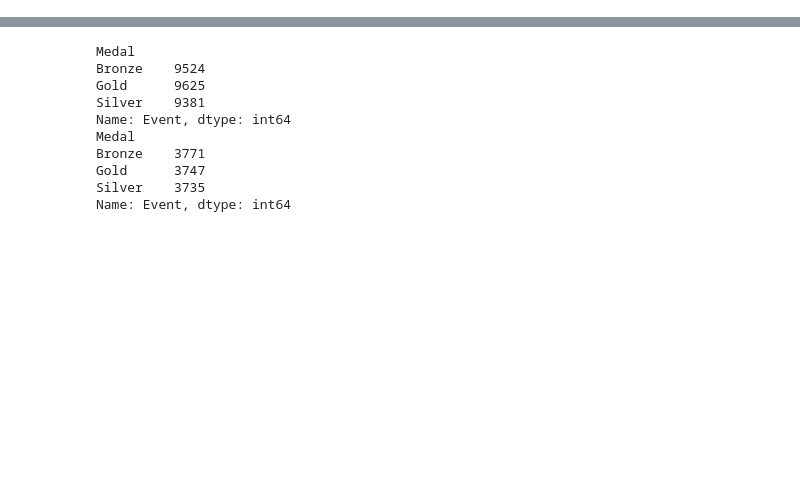
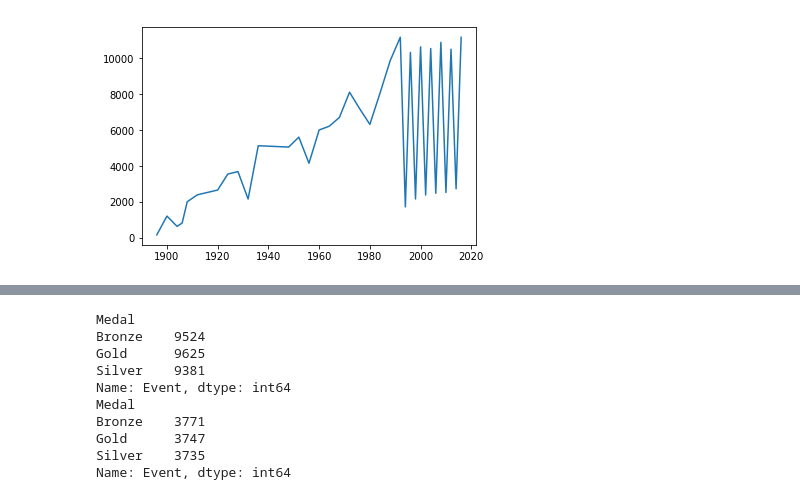
Before and after one commit to naranana/temp, a Jupyter notebook: 131 Project/Raymond's Work on Project.ipynb, the cells around one changed output, grey strips where cells are left out. Saved outputs shown, nothing was run; the diff lists cells and outputs as text; code cells hidden in the pictures; blank space fills up the shorter version.

```diff
--- a/131 Project/Raymond's Work on Project.ipynb
+++ b/131 Project/Raymond's Work on Project.ipynb
@@ -10,0 +26,6 @@ data.head()
+# %%
+y = pd.DataFrame(data.groupby('Year').ID.nunique()).reset_index()
+plt.plot(y['Year'],y['ID'])
+plt.show()
+# %% [output]
+[figure, added]
```
Also changed, not shown: parts of 34 cells of this notebook.
